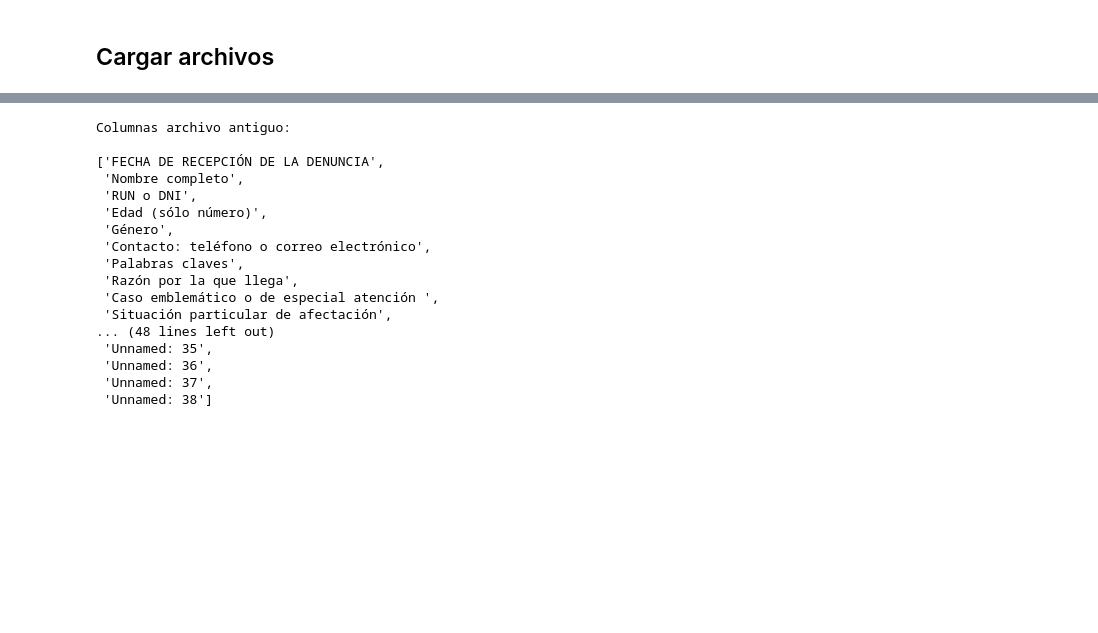
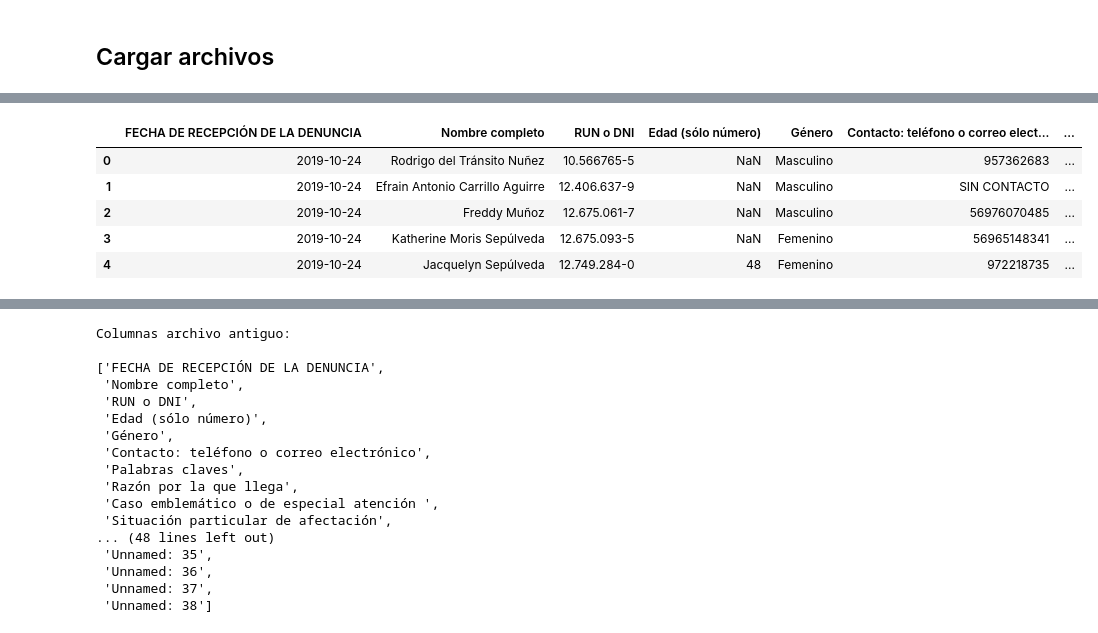
Before and after one commit to pabloBad/Informe_CIDH, a Jupyter notebook: Analisis_1.0.ipynb, the cells around one changed output, grey strips where cells are left out. Saved outputs shown, nothing was run; the diff lists cells and outputs as text; code cells hidden in the pictures; blank space fills up the shorter version.

```diff
--- a/Analisis_1.0.ipynb
+++ b/Analisis_1.0.ipynb
@@ -28 +28,10 @@ data_before.describe(include='object')
 | freq | 2 | 2 | 49 | 861 | 11 | 380 | ... |
+# %%
+data_before.head()
+# %% [output]
+|  | FECHA DE RECEPCIÓN DE LA DENUNCIA | Nombre completo | RUN o DNI | Edad (sólo número) | Género | Contacto: teléfono o correo elect... | ... |
+| 0 | 2019-10-24 | Rodrigo del Tránsito Nuñez | 10.566765-5 | NaN | Masculino | 957362683 | ... |
+| 1 | 2019-10-24 | Efrain Antonio Carrillo Aguirre | 12.406.637-9 | NaN | Masculino | SIN CONTACTO | ... |
+| 2 | 2019-10-24 | Freddy Muñoz | 12.675.061-7 | NaN | Masculino | 56976070485 | ... |
+| 3 | 2019-10-24 | Katherine Moris Sepúlveda | 12.675.093-5 | NaN | Femenino | 56965148341 | ... |
+| 4 | 2019-10-24 | Jacquelyn Sepúlveda | 12.749.284-0 | 48 | Femenino | 972218735 | ... |
```
Also changed, not shown: parts of 19 cells of this notebook, 1 other file.
